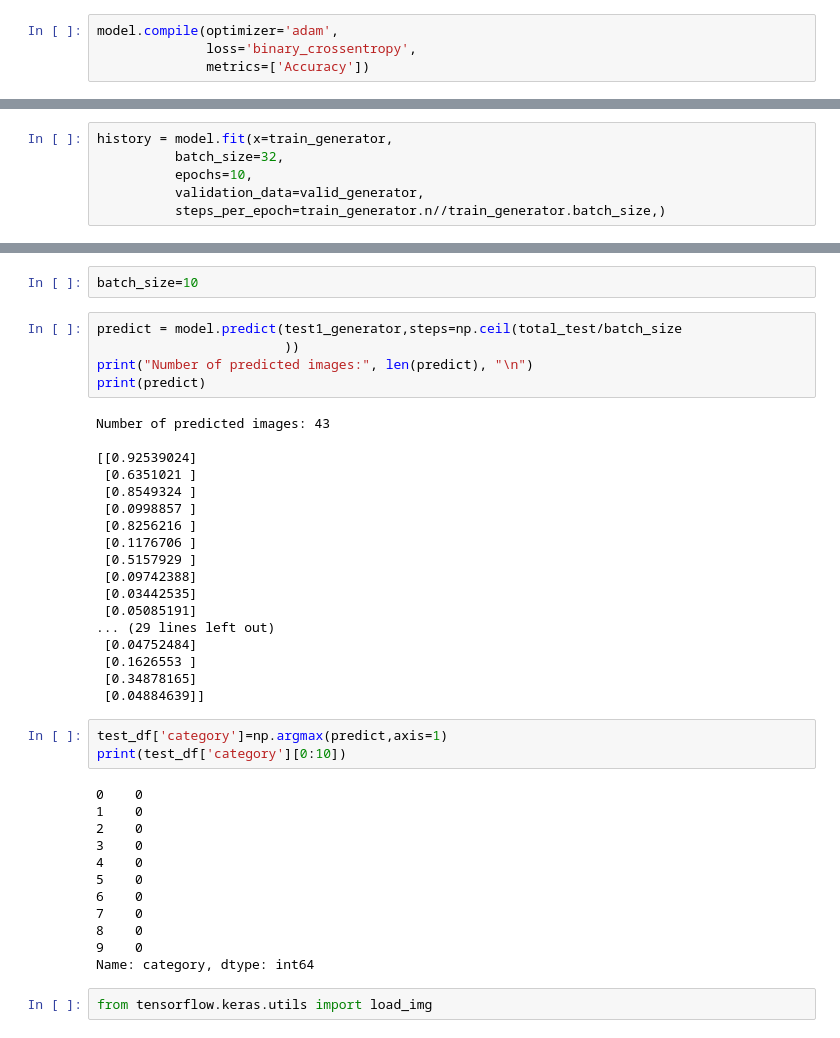
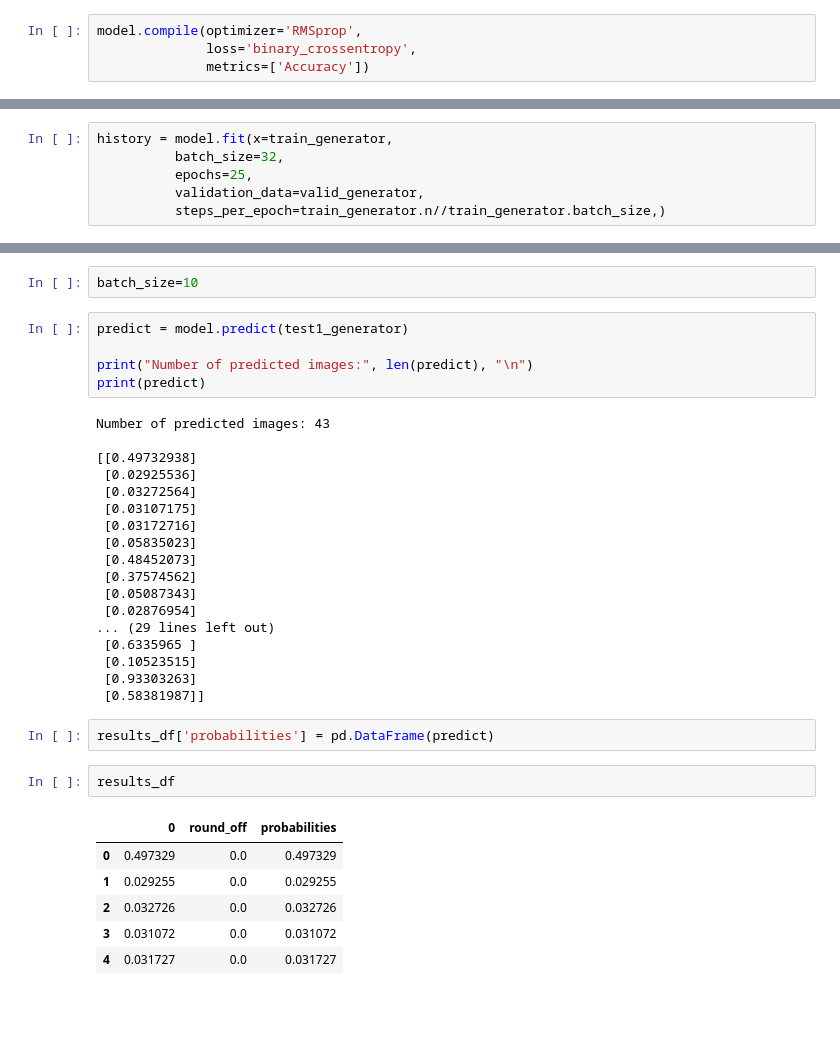
Before and after one commit to VMohanraj27/ScofieldReese, a Jupyter notebook: Breast_cancer.ipynb, the cells around one changed output, grey strips where cells are left out. Drawn from its saved outputs; the diff is of its cells as text; blank space fills up the shorter version.

```diff
--- a/Breast_cancer.ipynb
+++ b/Breast_cancer.ipynb
@@ -79,6 +78,6 @@ model.add(Dense(units=1024, activation='relu'))
 model.add(Dense(1, activation='sigmoid'))
 # %%
-model.compile(optimizer='adam',
+model.compile(optimizer='RMSprop',
               loss='binary_crossentropy',
               metrics=['Accuracy'])
 # %%
@@ -104,7 +103,7 @@ _________________________________________________________________
 # %%
 history = model.fit(x=train_generator,
           batch_size=32,
-          epochs=10,
+          epochs=25,
           validation_data=valid_generator,
           steps_per_epoch=train_generator.n//train_generator.batch_size,)
 # %% [output]
@@ -167,42 +163,36 @@ Found 43 validated image filenames.
 # %%
 batch_size=10
 # %%
-predict = model.predict(test1_generator,steps=np.ceil(total_test/batch_size
-                        ))
+predict = model.predict(test1_generator)
+
 print("Number of predicted images:", len(predict), "\n")
 print(predict)
 # %% [output]
 Number of predicted images: 43
 
-[[0.92539024]
- [0.6351021 ]
- [0.8549324 ]
- [0.0998857 ]
- [0.8256216 ]
- [0.1176706 ]
- [0.5157929 ]
- [0.09742388]
- [0.03442535]
- [0.05085191]
+[[0.49732938]
+ [0.02925536]
+ [0.03272564]
+ [0.03107175]
+ [0.03172716]
+ [0.05835023]
+ [0.48452073]
+ [0.37574562]
+ [0.05087343]
+ [0.02876954]
 ... (29 lines left out)
- [0.04752484]
- [0.1626553 ]
- [0.34878165]
- [0.04884639]]
+ [0.6335965 ]
+ [0.10523515]
+ [0.93303263]
+ [0.58381987]]
-# %%
-test_df['category']=np.argmax(predict,axis=1)
-print(test_df['category'][0:10])
-# %% [output]
-0    0
-1    0
-2    0
-3    0
-4    0
-5    0
-6    0
-7    0
-8    0
-9    0
-Name: category, dtype: int64
-# %%
-from tensorflow.keras.utils import load_img
+# %%
+results_df['probabilities'] = pd.DataFrame(predict)
+# %%
+results_df
+# %% [output]
+|  | 0 | round_off | probabilities |
+| 0 | 0.497329 | 0.0 | 0.497329 |
+| 1 | 0.029255 | 0.0 | 0.029255 |
+| 2 | 0.032726 | 0.0 | 0.032726 |
+| 3 | 0.031072 | 0.0 | 0.031072 |
+| 4 | 0.031727 | 0.0 | 0.031727 |
```
Also changed, not shown: parts of 5 cells of this notebook.
